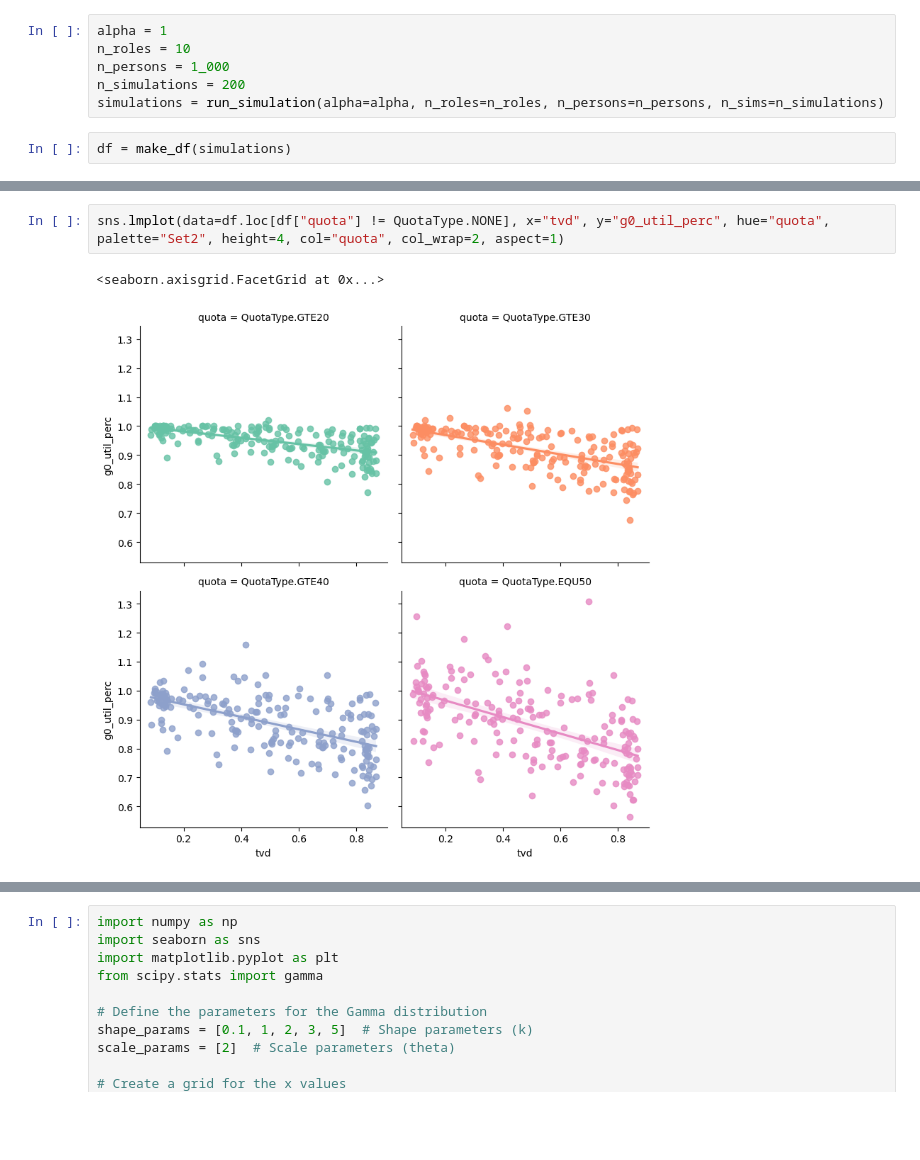
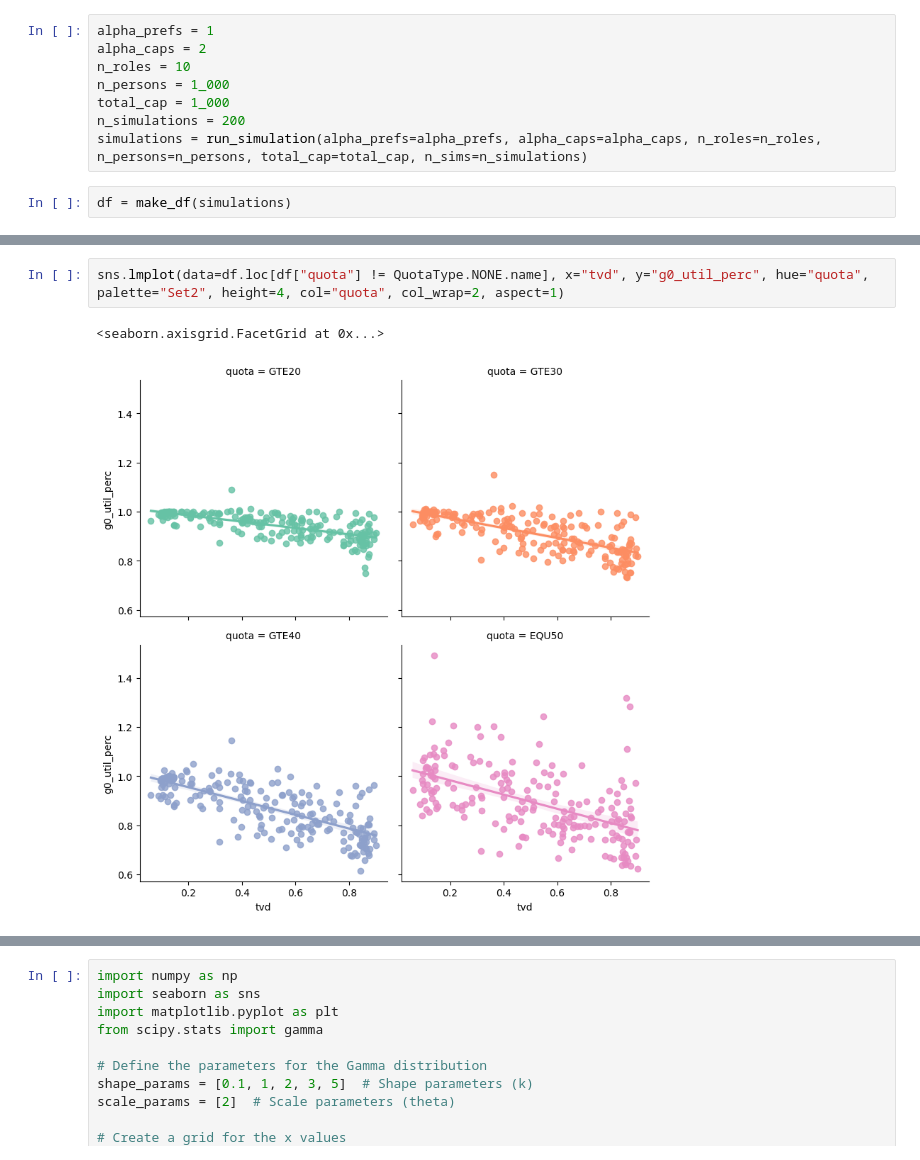
Before and after one commit to FlorianWilhelm/flairs25-gender-bias, a Jupyter notebook: simulation.ipynb, the cells around one changed output, grey strips where cells are left out. Saved outputs shown, nothing was run; the diff lists cells and outputs as text; blank space fills up the shorter version.

Commit message:
Allow at most 1 job per person, not exactly; minor changes

```diff
--- a/simulation.ipynb
+++ b/simulation.ipynb
@@ -9,10 +9,12 @@ from simulation import *
 The autoreload extension is already loaded. To reload it, use:
   %reload_ext autoreload
 # %%
-alpha = 1
+alpha_prefs = 1
+alpha_caps = 2
 n_roles = 10
 n_persons = 1_000
+total_cap = 1_000
 n_simulations = 200
-simulations = run_simulation(alpha=alpha, n_roles=n_roles, n_persons=n_persons, n_sims=n_simulations)
+simulations = run_simulation(alpha_prefs=alpha_prefs, alpha_caps=alpha_caps, n_roles=n_roles, n_persons=n_persons, total_cap=total_cap, n_sims=n_simulations)
 # %%
 df = make_df(simulations)
@@ -40,6 +54,6 @@ sns.lmplot(data=df.loc[df["quota"] != QuotaType.NONE], x="tvd", y="total_util_pe
 # %%
-sns.lmplot(data=df.loc[df["quota"] != QuotaType.NONE], x="tvd", y="g0_util_perc", hue="quota", palette="Set2", height=4, col="quota", col_wrap=2, aspect=1)
+sns.lmplot(data=df.loc[df["quota"] != QuotaType.NONE.name], x="tvd", y="g0_util_perc", hue="quota", palette="Set2", height=4, col="quota", col_wrap=2, aspect=1)
 # %% [output]
 <seaborn.axisgrid.FacetGrid at 0x...>
-[figure, old version]
+[figure, new version]
 # %%
```
Also changed, not shown: parts of 8 cells of this notebook, 3 other files.
